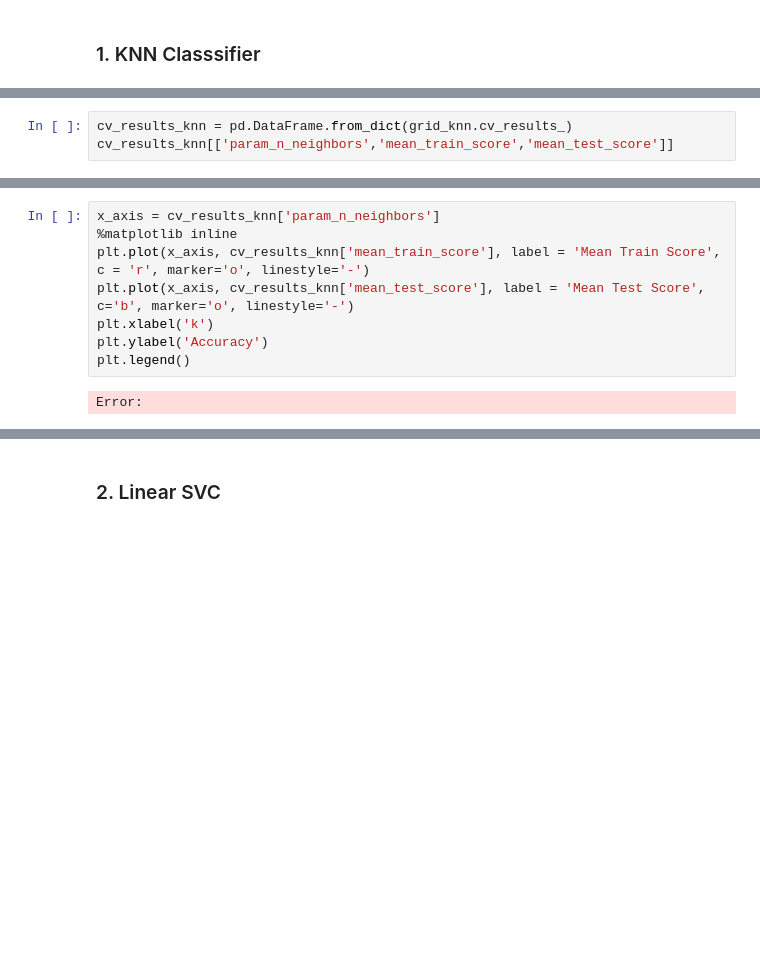
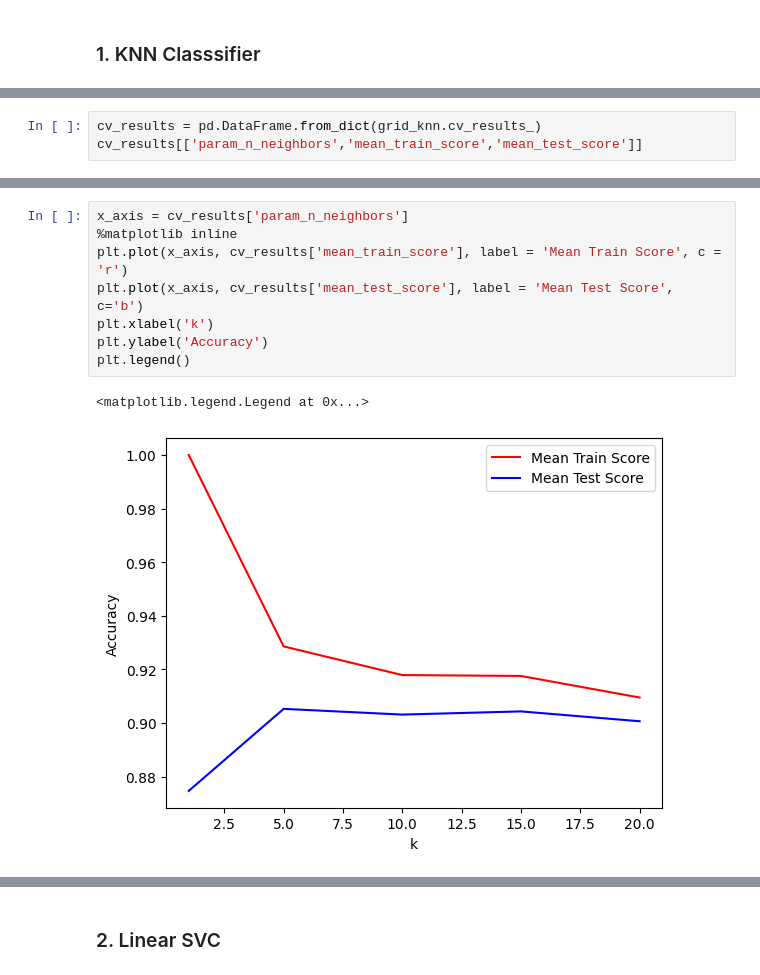
Before and after one commit to Lakuna/CS-412-Final-Project, a Jupyter notebook: Classification.ipynb, the cells around one changed output, grey strips where cells are left out. Saved outputs shown, nothing was run; the diff lists cells and outputs as text; blank space fills up the shorter version.

```diff
--- a/Classification.ipynb
+++ b/Classification.ipynb
@@ -122,4 +146,4 @@ Error:
 # %%
-cv_results_knn = pd.DataFrame.from_dict(grid_knn.cv_results_)
-cv_results_knn[['param_n_neighbors','mean_train_score','mean_test_score']]
+cv_results = pd.DataFrame.from_dict(grid_knn.cv_results_)
+cv_results[['param_n_neighbors','mean_train_score','mean_test_score']]
 # %% [output]
@@ -127,12 +156,13 @@ Error:
 # %%
-x_axis = cv_results_knn['param_n_neighbors']
+x_axis = cv_results['param_n_neighbors']
 %matplotlib inline
-plt.plot(x_axis, cv_results_knn['mean_train_score'], label = 'Mean Train Score', c = 'r', marker='o', linestyle='-')
-plt.plot(x_axis, cv_results_knn['mean_test_score'], label = 'Mean Test Score', c='b', marker='o', linestyle='-')
+plt.plot(x_axis, cv_results['mean_train_score'], label = 'Mean Train Score', c = 'r')
+plt.plot(x_axis, cv_results['mean_test_score'], label = 'Mean Test Score', c='b')
 plt.xlabel('k')
 plt.ylabel('Accuracy')
 plt.legend()
 # %% [output]
-Error:
+<matplotlib.legend.Legend at 0x...>
+[figure, added]
 # %%
 report_table = [['KNN', 'k = 5', grid_knn.score(X_train, y_train), grid_knn.score(X_test, y_test), f1_score(y_knn_train_predict, y_train), f1_score(y_knn_predict, y_test) ]]
```
Also changed, not shown: parts of 31 cells of this notebook.
